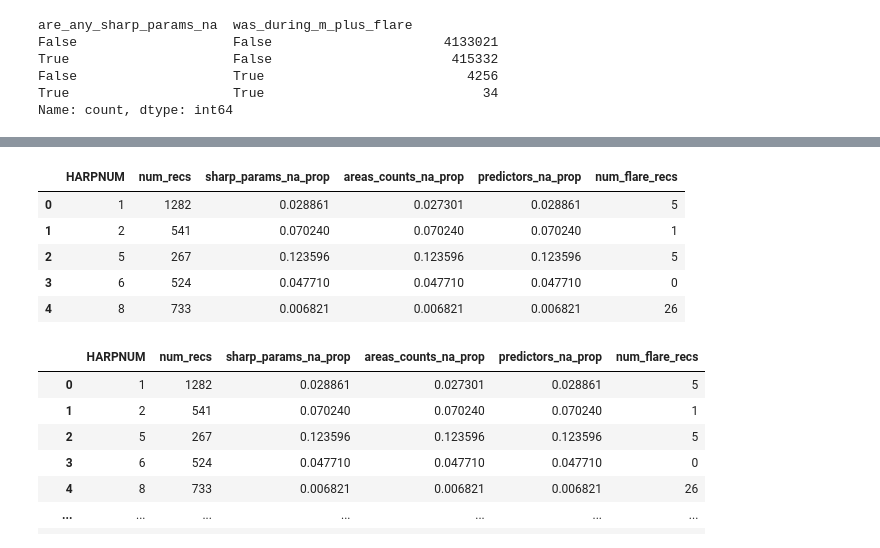
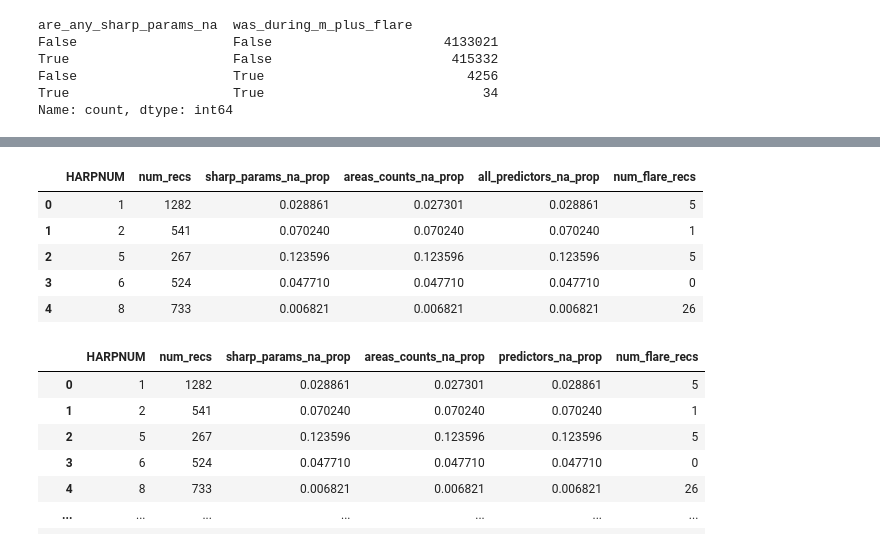
Before and after one commit to victorverma/xray_flux_forecasting, a Jupyter notebook: graphical_lasso/graphical_lasso.ipynb, the cells around one changed output, grey strips where cells are left out. Drawn from its saved outputs; the diff is of its cells as text; code cells hidden in the pictures.

```diff
--- a/graphical_lasso/graphical_lasso.ipynb
+++ b/graphical_lasso/graphical_lasso.ipynb
@@ -17,14 +17,10 @@ harp_flare_data.head()
 5 rows × 54 columns
 # %%
 sharp_params = [
-    # SHARP parameters
     "USFLUX", "MEANGAM", "MEANGBT", "MEANGBZ", "MEANGBH", "MEANJZD", "TOTUSJZ", "MEANALP",
     "MEANJZH", "TOTUSJH", "ABSNJZH", "SAVNCPP", "MEANPOT", "TOTPOT", "MEANSHR", "SHRGT45"
 ]
-areas_counts = [
-    # Patch areas and pixel counts
-    "NPIX", "SIZE", "AREA", "NACR", "SIZE_ACR", "AREA_ACR"
-]
+areas_counts = ["NPIX", "SIZE", "AREA", "NACR", "SIZE_ACR", "AREA_ACR"] # Patch areas and pixel counts
 all_predictors = sharp_params + areas_counts
 # %%
 harp_flare_data["are_any_sharp_params_na"] = harp_flare_data[sharp_params].isna().any(axis=1)
@@ -271,21 +224,23 @@ plot_costs(costs)
 # %%
 harp_stats = harp_flare_data.groupby("HARPNUM").size().reset_index(name="num_recs")
 
 are_any_sharp_params_na = harp_flare_data[sharp_params].isna().any(axis=1)
 harp_stats["sharp_params_na_prop"] = are_any_sharp_params_na.groupby(harp_flare_data["HARPNUM"]).mean().reset_index(drop=True)
 
 are_any_areas_counts_na = harp_flare_data[areas_counts].isna().any(axis=1)
 harp_stats["areas_counts_na_prop"] = are_any_areas_counts_na.groupby(harp_flare_data["HARPNUM"]).mean().reset_index(drop=True)
 
-are_any_predictors_na = harp_flare_data[predictors].isna().any(axis=1)
-harp_stats["predictors_na_prop"] = are_any_predictors_na.groupby(harp_flare_data["HARPNUM"]).mean().reset_index(drop=True)
+are_any_predictors_na = harp_flare_data[all_predictors].isna().any(axis=1)
+harp_stats["all_predictors_na_prop"] = are_any_predictors_na.groupby(harp_flare_data["HARPNUM"]).mean().reset_index(drop=True)
 
 was_during_flare = ~harp_flare_data["flare_class"].isna()
 harp_stats["num_flare_recs"] = was_during_flare.groupby(harp_flare_data["HARPNUM"]).sum().reset_index(drop=True)
+harp_stats["num_c_plus_recs"] = was_during_c_plus_flare.groupby(harp_flare_data["HARPNUM"]).sum().reset_index(drop=True)
+harp_stats["num_m_plus_recs"] = was_during_m_plus_flare.groupby(harp_flare_data["HARPNUM"]).sum().reset_index(drop=True)
 
 harp_stats.head()
 # %% [output]
-|  | HARPNUM | num_recs | sharp_params_na_prop | areas_counts_na_prop | predictors_na_prop | num_flare_recs |
+|  | HARPNUM | num_recs | sharp_params_na_prop | areas_counts_na_prop | all_predictors_na_prop | num_flare_recs |
 | 0 | 1 | 1282 | 0.028861 | 0.027301 | 0.028861 | 5 |
 | 1 | 2 | 541 | 0.070240 | 0.070240 | 0.070240 | 1 |
 | 2 | 5 | 267 | 0.123596 | 0.123596 | 0.123596 | 5 |
```
Also changed, not shown: parts of 25 cells of this notebook.
